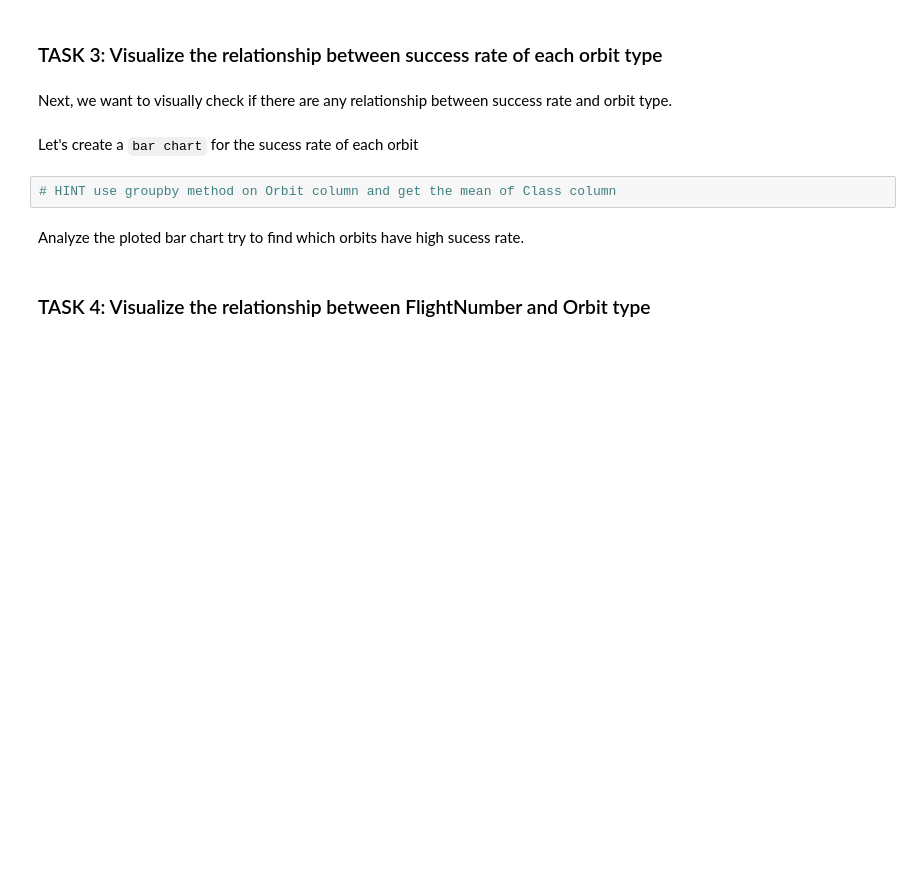
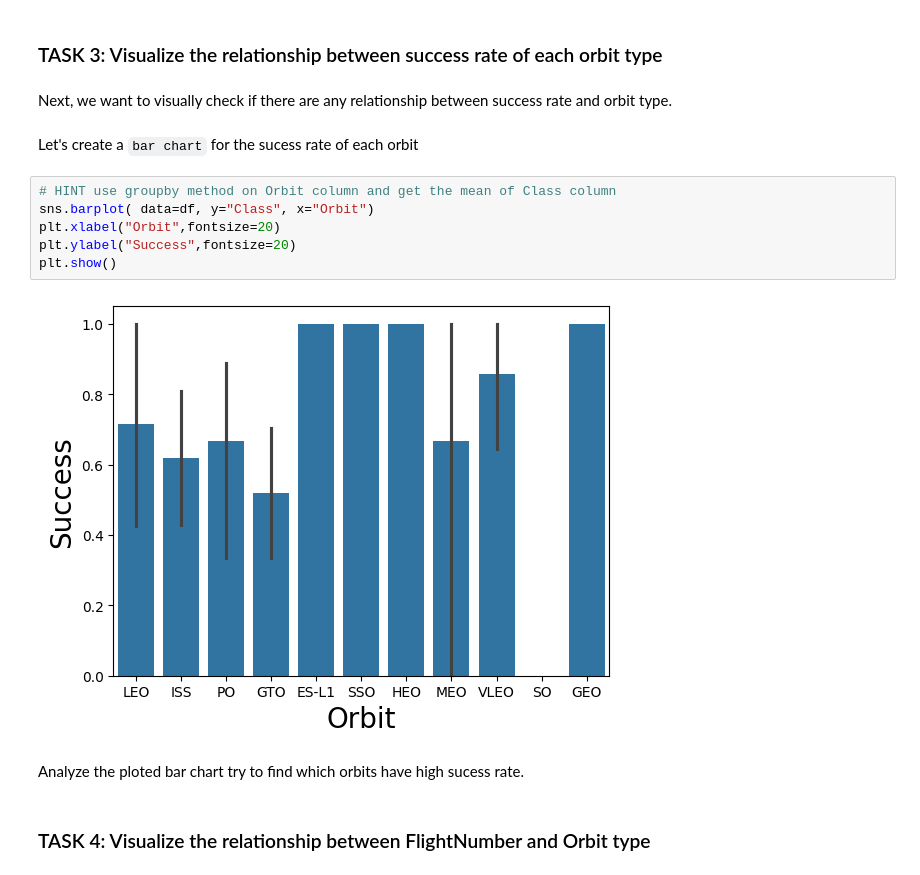
Before and after one commit to Andre-Roussel/IBM-Skills-Build-DataScience-Capstone, a Jupyter notebook: jupyter-labs-eda-dataviz-v2.ipynb, the cells around one changed output. Drawn from its saved outputs; the diff is of its cells as text; blank space fills up the shorter version.

```diff
--- a/jupyter-labs-eda-dataviz-v2.ipynb
+++ b/jupyter-labs-eda-dataviz-v2.ipynb
@@ -114,6 +121,12 @@ Next, we want to visually check if there are any relationship between success ra
 Let's create a `bar chart` for the sucess rate of each orbit
 # %%
 # HINT use groupby method on Orbit column and get the mean of Class column
+sns.barplot( data=df, y="Class", x="Orbit")
+plt.xlabel("Orbit",fontsize=20)
+plt.ylabel("Success",fontsize=20)
+plt.show()
+# %% [output]
+[figure, added]
 # %% [markdown]
 Analyze the ploted bar chart try to find which orbits have high sucess rate.
 # %% [markdown]
```
Also changed, not shown: parts of 8 cells of this notebook, 1 other file.
